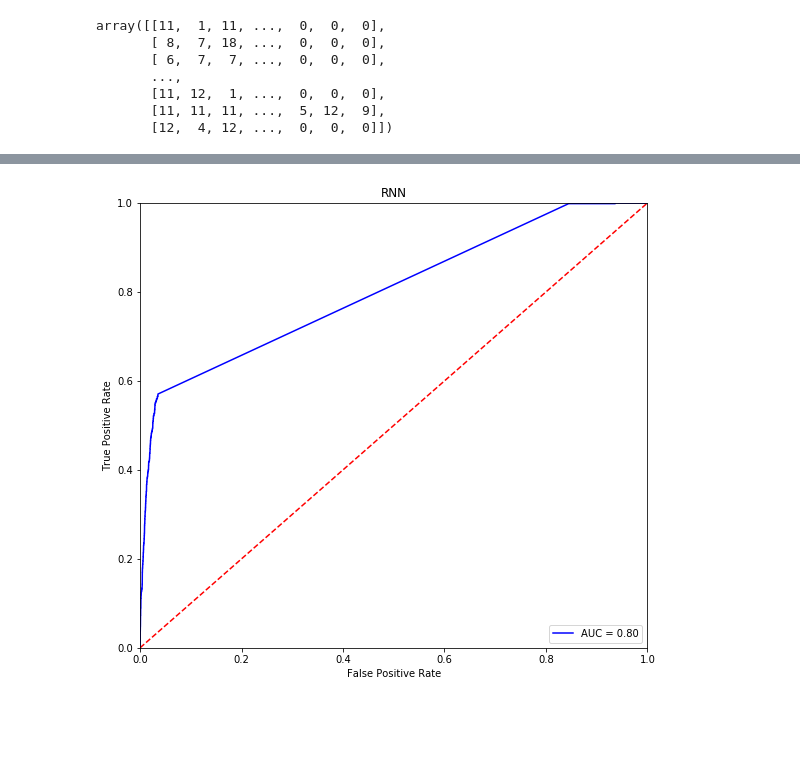
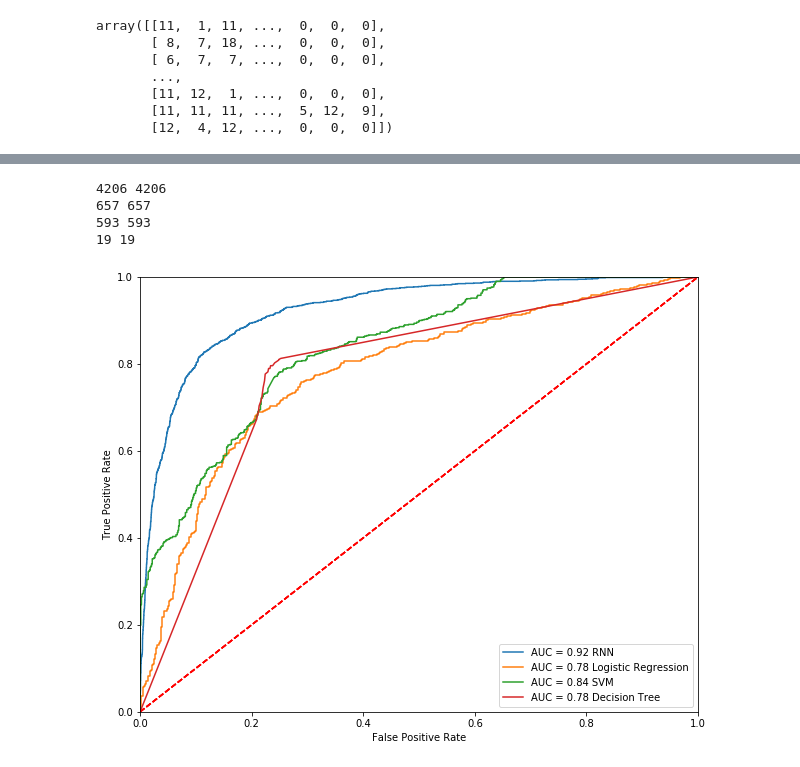
Before and after one commit to Liuzeyu1994/PeptideSequenceGen, a Jupyter notebook: pyspark-data-preperation-and-baseline-prediction.ipynb, the cells around one changed output, grey strips where cells are left out. Drawn from its saved outputs; the diff is of its cells as text; code cells hidden in the pictures; blank space fills up the shorter version.

```diff
--- a/pyspark-data-preperation-and-baseline-prediction.ipynb
+++ b/pyspark-data-preperation-and-baseline-prediction.ipynb
@@ -98,5 +98,7 @@ negative = df_negative.toPandas()
 negative_ = negative.to_numpy()
 all_negative = np.array(negative_.tolist())
 negative_size = all_negative.shape[0]
+choice = np.random.choice(negative_size, positive_size)
+all_negative = all_negative[choice]
 all_negative
 # %% [output]
@@ -110,3 +112,5 @@ array([[12, 20, 14, ...,  0,  0,  0],
+# %%
+negative_size = positive_size
 # %%
 X = np.concatenate((all_negative, all_positive), axis=0)
 y = [0] * negative_size + [1] * positive_size
@@ -175,12 +179,12 @@ from sklearn.tree import DecisionTreeClassifier
 from sklearn.metrics import *
 
 def classification_metrics(Y_pred, Y_true):
-    acc = accuracy_score(Y_true, Y_pred)
-    print(Y_pred)
-    fpr, tpr, thresholds = roc_curve(Y_true, Y_pred, pos_label=1)
-    print(fpr)
+    Y_pred_acc = [0 if x[0] > x[1] else 1 for x in Y_pred]
+    Y_pred_prob = [x[1] for x in Y_pred]
+    acc = accuracy_score(Y_true, Y_pred_acc)
+    fpr, tpr, thresholds = roc_curve(Y_true, Y_pred_prob, pos_label=1)
     auc_s = auc(fpr, tpr)
-    precision, recall, fscore, support = precision_recall_fscore_support(Y_true, Y_pred)
+    precision, recall, fscore, support = precision_recall_fscore_support(Y_true, Y_pred_acc)
     plt.title('Receiver Operating Characteristic')
     plt.plot(fpr, tpr, 'b', label = 'AUC = %0.2f' % auc_s)
     plt.legend(loc = 'lower right')
@@ -208,19 +212,19 @@ def display_metrics(classifierName,Y_pred,Y_true):
 RANDOM_STATE = 545510477
 def logistic_regression_pred(X_train, Y_train, X_test):
     clf = LogisticRegression(random_state=RANDOM_STATE).fit(X_train, Y_train)
-    res = clf.predict(X_test)
+    res = clf.predict_proba(X_test)
     return res
 
 def svm_pred(X_train, Y_train, X_test):
-    clf = clf = SVC(C=1.0,) #LinearSVC(random_state=RANDOM_STATE, tol=1e-5)
+    clf = clf = SVC(C=1.0, probability=True) #LinearSVC(random_state=RANDOM_STATE, tol=1e-5)
     clf.fit(X_train, Y_train)
-    res = clf.predict(X_test)
+    res = clf.predict_proba(X_test)
     return res
 
 def decisionTree_pred(X_train, Y_train, X_test):
     clf = DecisionTreeClassifier(random_state=RANDOM_STATE, max_depth=15)
     clf.fit(X_train, Y_train)
-    res = clf.predict(X_test)
+    res = clf.predict_proba(X_test)
     return res
 # %%
 from sklearn.datasets import load_iris
@@ -271,24 +295,29 @@ ______________________________________________
 # %%
 rnn = pd.read_csv('rnn_roc.csv')
 rnn = [pd.to_numeric(rnn.fpr, errors='coerce').dropna().to_list(), pd.to_numeric(rnn.tpr, errors='coerce').dropna().to_list()]
 
 def draw(ax, aucs, title):
     auc_s = auc(aucs[0], aucs[1])
-    ax.set_title(title)
-    ax.plot(aucs[0], aucs[1], 'b', label = 'AUC = %0.2f' % auc_s)
+    print(len(aucs[0]), len(aucs[1]))
+    ax.plot(aucs[0], aucs[1], label = 'AUC = %0.2f ' % auc_s + title)
     ax.legend(loc = 'lower right')
     ax.plot([0, 1], [0, 1],'r--')
     ax.set_xlim([0, 1])
     ax.set_ylim([0, 1])
     ax.set_ylabel('True Positive Rate')
     ax.set_xlabel('False Positive Rate')
 
-fig = plt.figure(figsize=(20,18))
-ax1 = fig.add_subplot(221)
+fig = plt.figure(figsize=(10,8))
+ax = fig.add_subplot(111)
 
-draw(ax1, rnn, 'RNN')
-ax2 = fig.add_subplot(222)
-draw(ax1, lr, 'RNN')
+draw(ax, rnn, 'RNN')
+draw(ax, lr, 'Logistic Regression')
+draw(ax, svm, 'SVM')
+draw(ax, dt, 'Decision Tree')
 plt.show()
 # %% [output]
+4206 4206
+657 657
+593 593
+19 19
-[figure, old version]
+[figure, new version]
```
Also changed, not shown: parts of 6 cells of this notebook.
